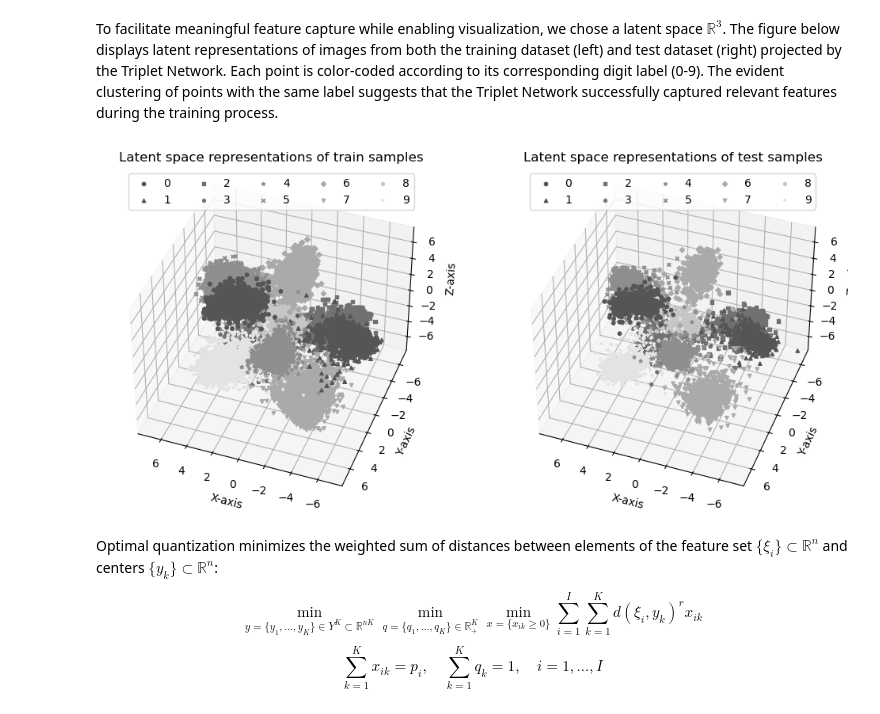
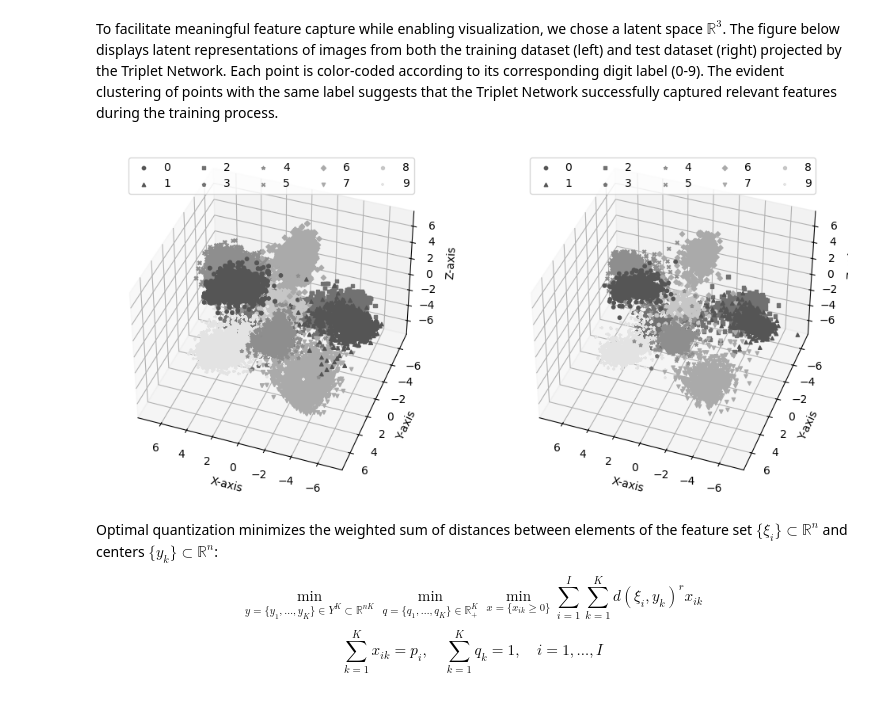
Before and after one commit to kaydotdev/stochastic-quantization, a Jupyter notebook: code/notebooks/quantization.ipynb, the cells around one changed output. Cells and saved outputs as stored; diff of their text form; code cells hidden in the pictures.

Commit message:
fix(quantization.ipynb): remove redundant image titles

```diff
--- a/code/notebooks/quantization.ipynb
+++ b/code/notebooks/quantization.ipynb
@@ -92,7 +92,7 @@ for i, (image, label) in enumerate(
     col = i % row_elements
 
     axes[row, col].imshow(image.squeeze(), cmap="gray")
-    axes[row, col].set_title(f"Element for a class '{label}'")
+    axes[row, col].set_title(f"Element with a label '{label}'")
     axes[row, col].axis("off")
 
 # Show the plot
@@ -319,7 +319,6 @@ for idx, (cls, embeds) in enumerate(train_group_embeds.items()):
                alpha=1.0, s=marksize, marker=markers[idx % len(markers)])
 
 ax.legend(loc="upper center", ncol=5)
-ax.set_title("Latent space representations of train samples")
 
 ax.set_xlabel("X-axis")
 ax.set_xlim((-7.5, 7.5))
@@ -327,35 +326,34 @@ ax.set_xlim((-7.5, 7.5))
 ax.set_ylabel("Y-axis")
 ax.set_ylim((-7.5, 7.5))
 
 ax.set_zlabel("Z-axis")
 ax.set_zlim((-7.5, 7.5))
 
 ax = fig.add_subplot(1, 2, 2, projection="3d")
 ax.view_init(elev=elev, azim=azim, roll=0)
 
 for idx, (cls, embeds) in enumerate(test_group_embeds.items()):
     cls_color = markers_color(markers_color_range[idx])
 
     ax.scatter(embeds[:, 0], embeds[:, 1], embeds[:, 2], color=cls_color, label=cls,
                alpha=1.0, s=marksize, marker=markers[idx % len(markers)])
 
 ax.legend(loc="upper center", ncol=5)
-ax.set_title("Latent space representations of test samples")
 
 ax.set_xlabel("X-axis")
 ax.set_xlim((-7.5, 7.5))
 
 ax.set_ylabel("Y-axis")
 ax.set_ylim((-7.5, 7.5))
 
 ax.set_zlabel("Z-axis")
 ax.set_zlim((-7.5, 7.5))
 
 fig.patch.set_facecolor("white")
 
 plt.show()
 # %% [output]
-[figure, old version]
+[figure, new version]
 # %% [markdown]
 Optimal quantization minimizes the weighted sum of distances between elements of the feature set $\{\xi_i\} \subset \mathbb{R}^{n}$ and centers $\{y_k\} \subset \mathbb{R}^{n}$:
 
```
Also changed, not shown: parts of 3 cells of this notebook.
